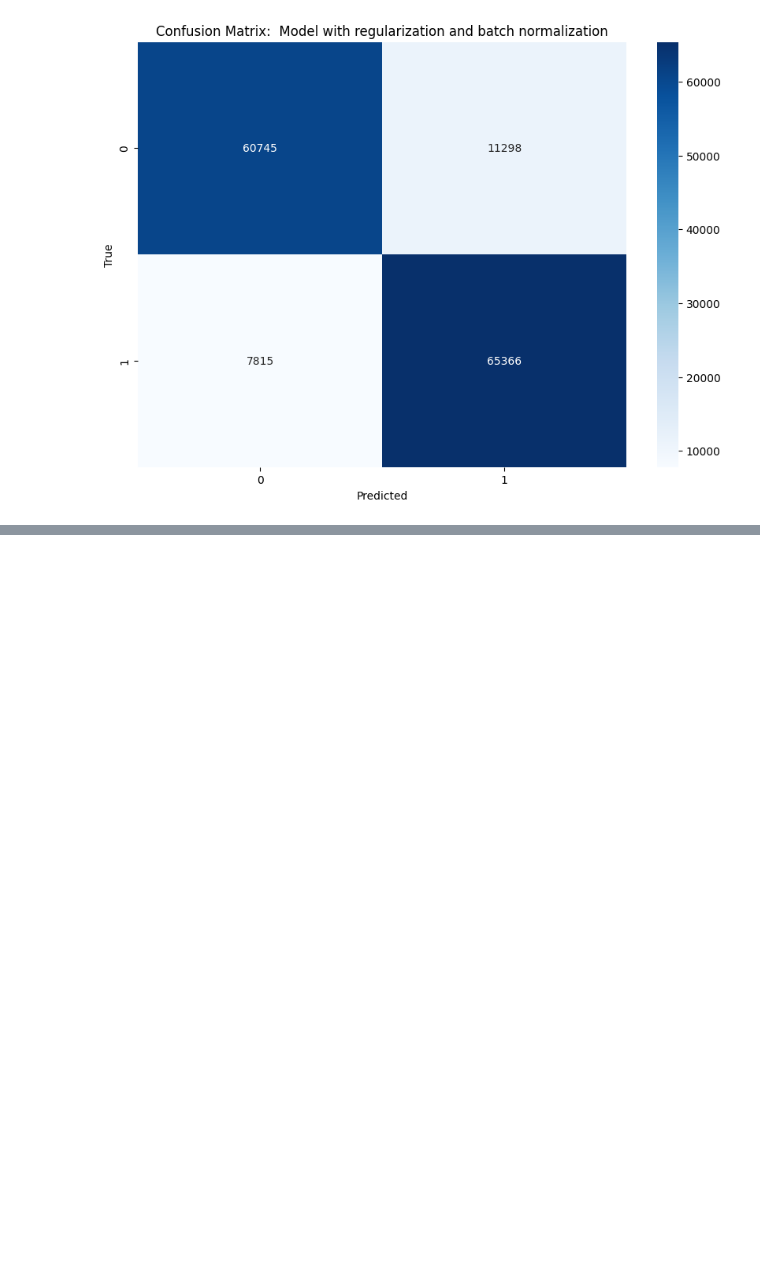
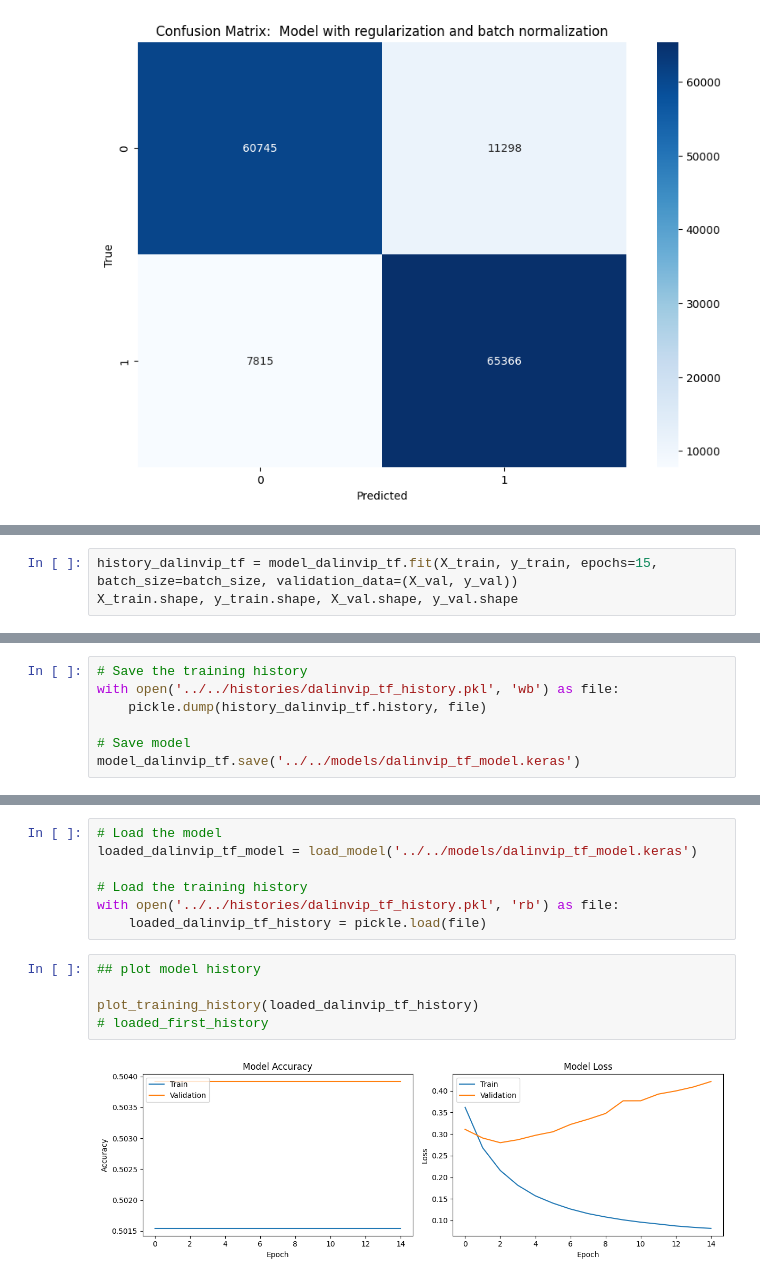
Before and after one commit to EPITA-LLMforHateSpeech/modeling, a Jupyter notebook: notebooks/mendeley/final_cnn.ipynb, the cells around one changed output, grey strips where cells are left out. Cells and saved outputs as stored; diff of their text form; blank space fills up the shorter version.

Commit message:
dalinvip cnn architecture, worst performance.

```diff
--- a/notebooks/mendeley/final_cnn.ipynb
+++ b/notebooks/mendeley/final_cnn.ipynb
@@ -468,0 +537,3 @@ plot_confusion_matrix(y_val, y_pred_regularized_classes, title="Model with regul
+# %%
+history_dalinvip_tf = model_dalinvip_tf.fit(X_train, y_train, epochs=15, batch_size=batch_size, validation_data=(X_val, y_val))
+X_train.shape, y_train.shape, X_val.shape, y_val.shape
@@ -468,0 +560,7 @@ plot_confusion_matrix(y_val, y_pred_regularized_classes, title="Model with regul
+# %%
+# Save the training history
+with open('../../histories/dalinvip_tf_history.pkl', 'wb') as file:
+    pickle.dump(history_dalinvip_tf.history, file)
+
+# Save model
+model_dalinvip_tf.save('../../models/dalinvip_tf_model.keras')
@@ -468,0 +592,14 @@ plot_confusion_matrix(y_val, y_pred_regularized_classes, title="Model with regul
+# %%
+# Load the model
+loaded_dalinvip_tf_model = load_model('../../models/dalinvip_tf_model.keras')
+
+# Load the training history
+with open('../../histories/dalinvip_tf_history.pkl', 'rb') as file:
+    loaded_dalinvip_tf_history = pickle.load(file)
+# %%
+## plot model history
+
+plot_training_history(loaded_dalinvip_tf_history)
+# loaded_first_history
+# %% [output]
+[figure, added]
```
Also changed, not shown: parts of 7 cells of this notebook, 2 other files.
